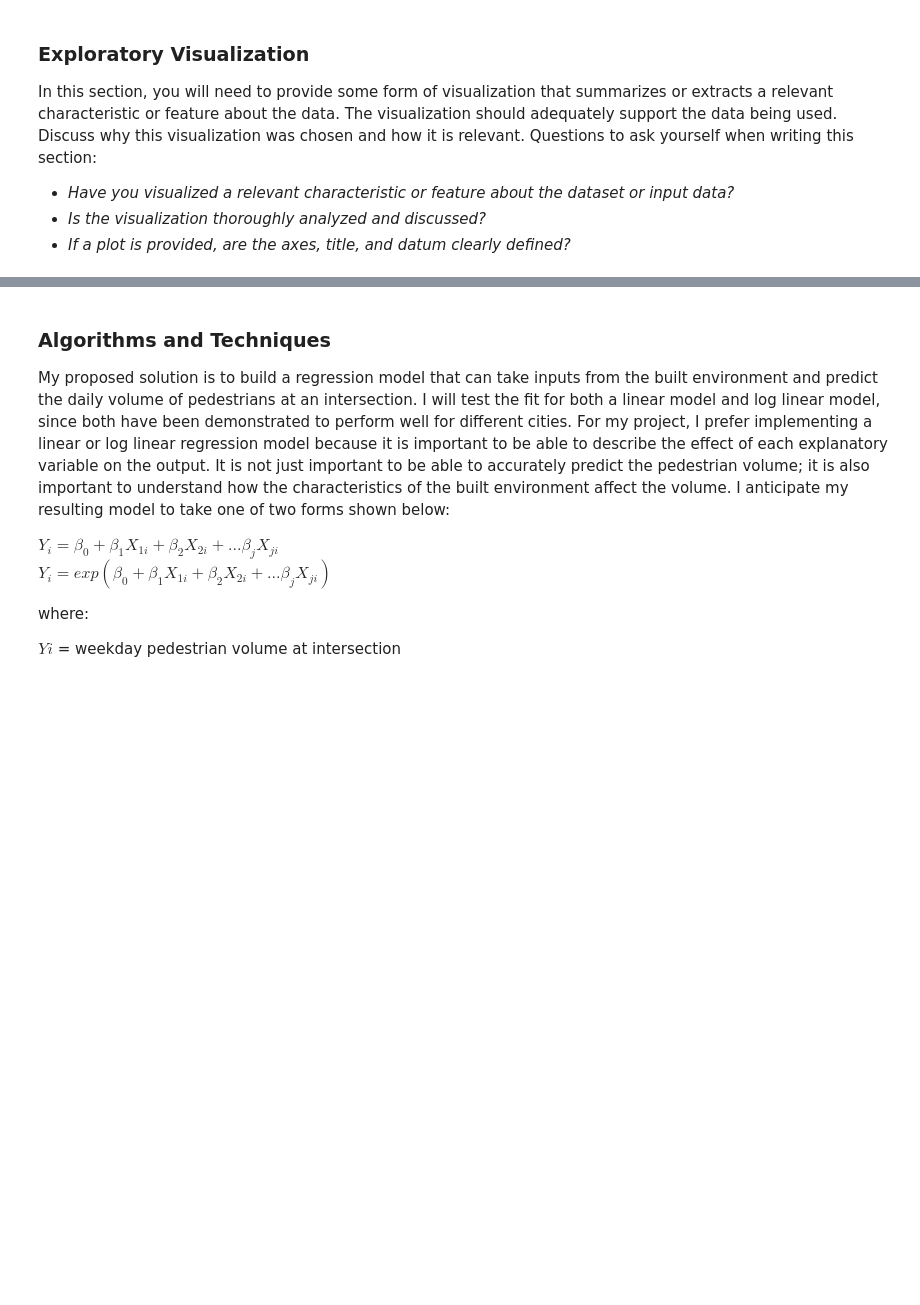
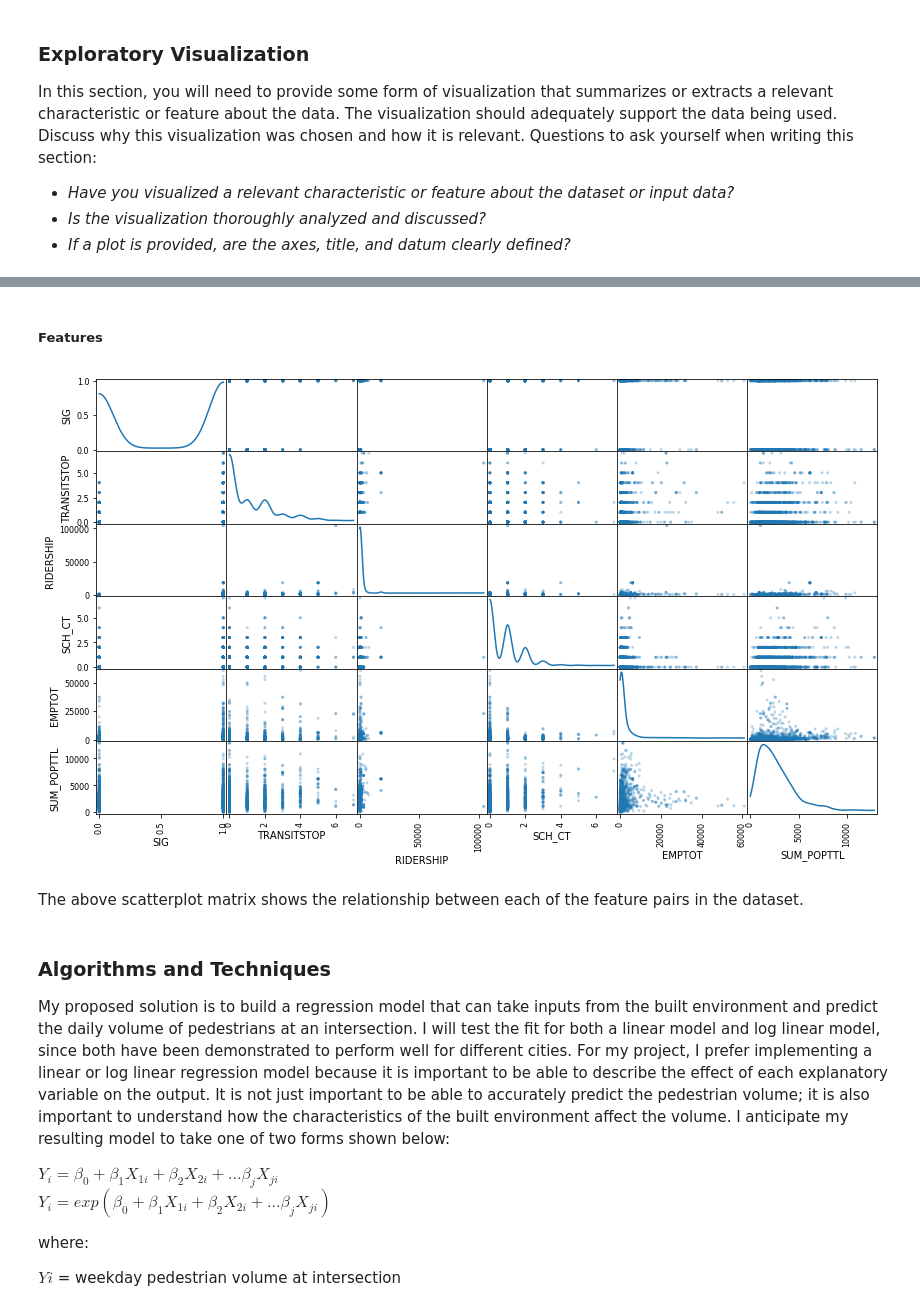
Before and after one commit to black-tea/vehicle-vol-pdf-scrape, a Jupyter notebook: Predicting Pedestrian Volumes.ipynb, the cells around one changed output, grey strips where cells are left out. Saved outputs shown, nothing was run; the diff lists cells and outputs as text; code cells hidden in the pictures; blank space fills up the shorter version.

```diff
--- a/Predicting Pedestrian Volumes.ipynb
+++ b/Predicting Pedestrian Volumes.ipynb
@@ -117,3 +262,14 @@ highvol_map
+# %% [markdown]
+##### Features
+# %%
+# From customer segments section
+# Produce a scatter matrix for each pair of features in the data
+pd.plotting.scatter_matrix(raw_data.drop(['volume','LAT','LON'], axis=1),
+                           alpha = 0.3, figsize = (14,8), diagonal = 'kde');
+# %% [output]
+[figure, added]
+# %% [markdown]
+The above scatterplot matrix shows the relationship between each of the feature pairs in the dataset.
 # %% [markdown]
 ### Algorithms and Techniques
 My proposed solution is to build a regression model that can take inputs from the built environment and predict the daily volume of pedestrians at an intersection. I will test the fit for both a linear model and log linear model, since both have been demonstrated to perform well for different cities. For my project, I prefer implementing a linear or log linear regression model because it is important to be able to describe the effect of each explanatory variable on the output. It is not just important to be able to accurately predict the pedestrian volume; it is also important to understand how the characteristics of the built environment affect the volume. I anticipate my resulting model to take one of two forms shown below:
```
Also changed, not shown: parts of 44 cells of this notebook.
